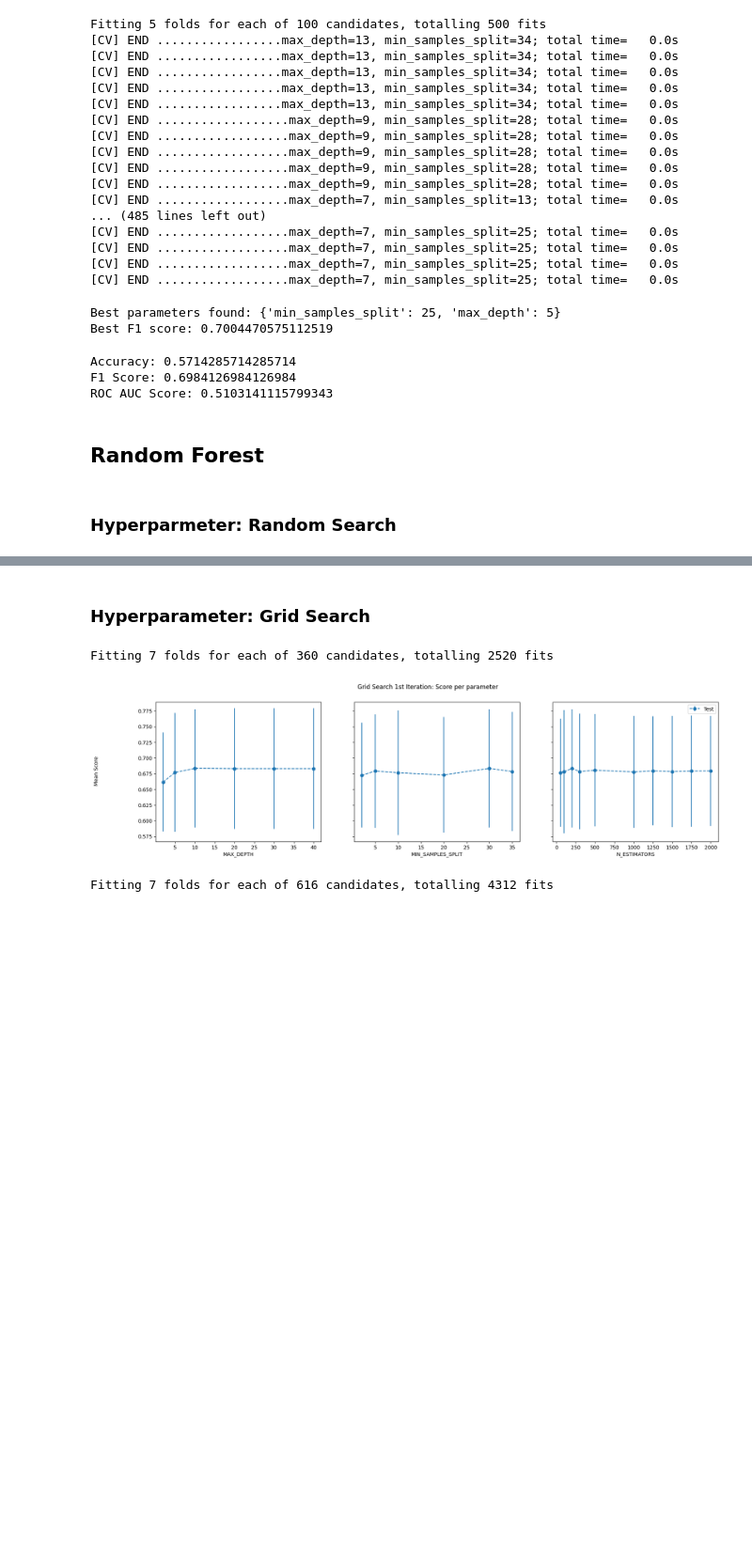
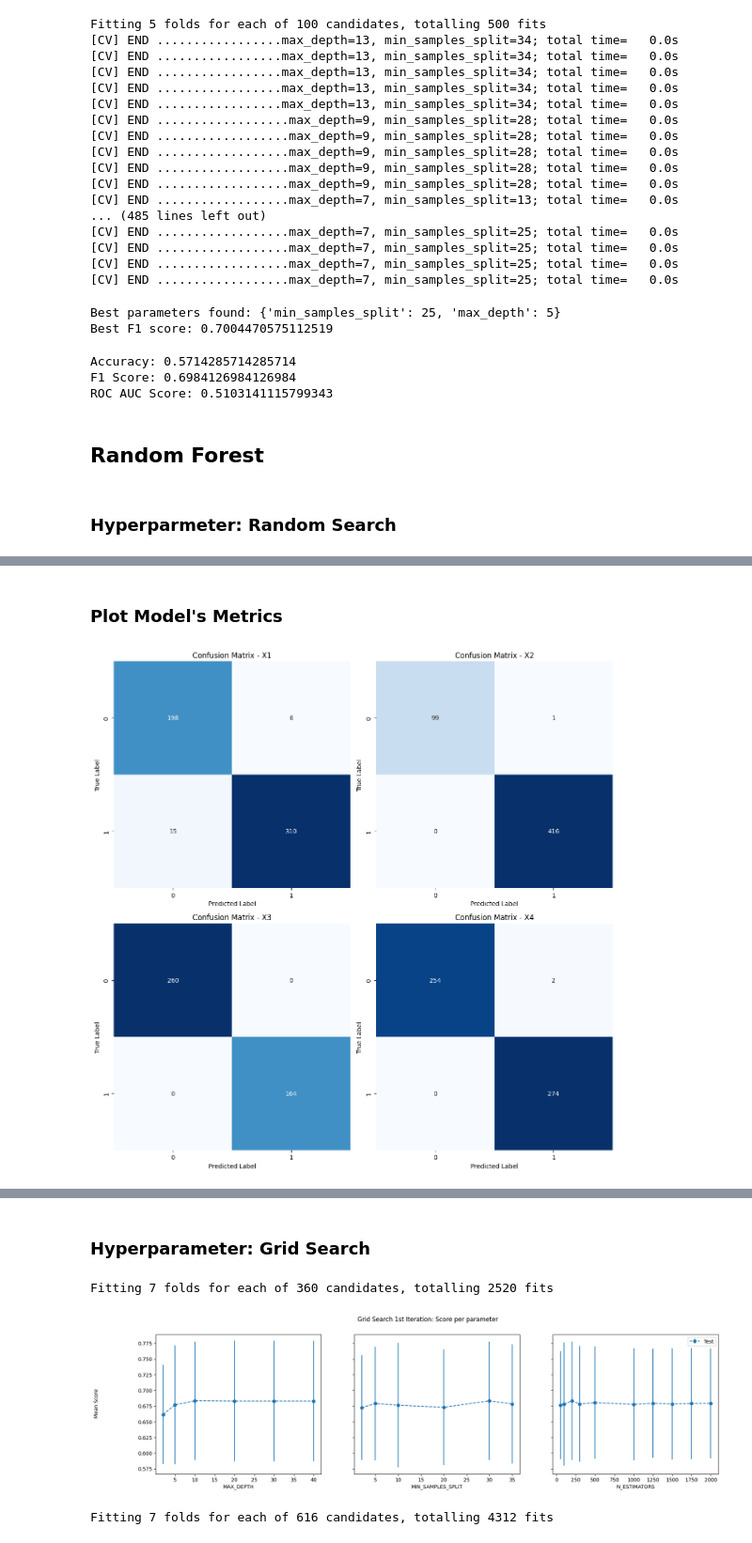
Before and after one commit to hachan97/HormonalContraception_Predictors, a Jupyter notebook: ML_analysis.ipynb, the cells around one changed output, grey strips where cells are left out. Shown at 94% size. Cells and saved outputs as stored; diff of their text form; code cells hidden in the pictures; blank space fills up the shorter version.

```diff
--- a/ML_analysis.ipynb
+++ b/ML_analysis.ipynb
@@ -30,7 +27,8 @@ import seaborn as sns
 # Load Data
 # %%
 # Load Preprocessed Data
-data_dir = 'data/'
+
+data_dir = 'C:/Users/Bryan Chan/Documents/Projects/oral_contraception_over_time/data/'
 
 # Load Data
 df1_final = pd.read_csv(data_dir + 'df1_final.csv')
@@ -285,17 +329,21 @@ random_searchX1.best_params_
 # %%
-# Fit Final Model with Tuned Hyperparameters
+# Select Best parameters and Fit Final Model
 best_paramsX1 = random_searchX1.best_params_
 rf_final1 = RandomForestClassifier(**best_paramsX1, random_state=666)
 rf_final1.fit(X1_train, y1_train)
+pred_trainX1_rf = rf_final1.predict(X1_train)
 
 best_paramsX2 = random_searchX2.best_params_
 rf_final2 = RandomForestClassifier(**best_paramsX2, random_state=666)
 rf_final2.fit(X2_train, y2_train)
+pred_trainX2_rf = rf_final2.predict(X2_train)
 
 best_paramsX3 = random_searchX3.best_params_
 rf_final3 = RandomForestClassifier(**best_paramsX3, random_state=666)
 rf_final3.fit(X3_train, y3_train)
+pred_trainX3_rf = rf_final3.predict(X3_train)
 
 best_paramsX4 = random_searchX4.best_params_
 rf_final4 = RandomForestClassifier(**best_paramsX4, random_state=666)
 rf_final4.fit(X4_train, y4_train)
+pred_trainX4_rf = rf_final4.predict(X4_train)
@@ -305,0 +386,35 @@ RandomForestClassifier(class_weight='balanced', max_depth=50,
+# %% [markdown]
+### Plot Model's Metrics
+# %%
+def plot_confusion_matrices(y_true_list, y_pred_list, titles, figsize=(12, 12)):
+    """
+    Plots confusion matrices in a 2x2 grid.
+
+    Parameters:
+    y_true_list (list): List of true labels for each dataset.
+    y_pred_list (list): List of predicted labels for each dataset.
+    titles (list): List of titles for each subplot.
+    figsize (tuple): Size of the figure.
+    """
+    fig, axes = plt.subplots(2, 2, figsize=figsize)
+
+    for i, (y_true, y_pred, title) in enumerate(zip(y_true_list, y_pred_list, titles)):
+        row, col = divmod(i, 2)
+        conf_mat = confusion_matrix(y_true, y_pred)
+        sns.heatmap(conf_mat, annot=True, fmt='d', cmap='Blues', cbar=False, ax=axes[row, col])
+        axes[row, col].set_xlabel('Predicted Label')
+        axes[row, col].set_ylabel('True Label')
+        axes[row, col].set_title(title)
+
+    plt.tight_layout()
+    plt.show()
+
+# True labels and predicted labels for each dataset
+y_true_list = [y1_train, y2_train, y3_train, y4_train]
+y_pred_list = [pred_trainX1_rf, pred_trainX2_rf, pred_trainX3_rf, pred_trainX4_rf]
+titles = ['Confusion Matrix - X1', 'Confusion Matrix - X2', 'Confusion Matrix - X3', 'Confusion Matrix - X4']
+
+# Plot the confusion matrices
+plot_confusion_matrices(y_true_list, y_pred_list, titles)
+# %% [output]
+[figure, added]
```
Also changed, not shown: parts of 45 cells of this notebook, 23 other files.
